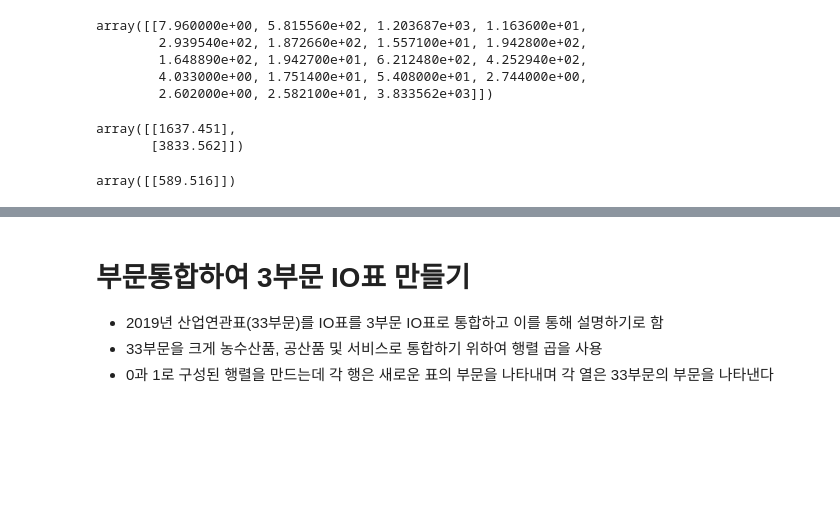
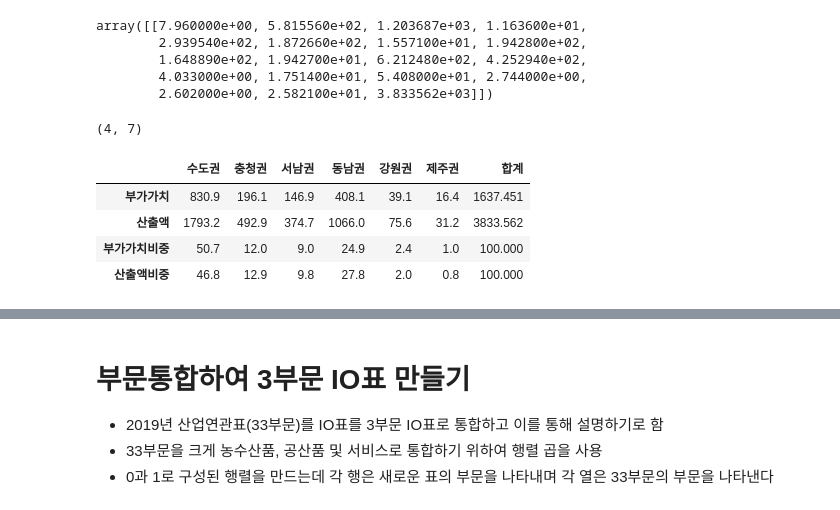
Before and after one commit to Tom-Jung/legendary-funicular, a Jupyter notebook: Regional_IO.ipynb, the cells around one changed output, grey strips where cells are left out. Cells and saved outputs as stored; diff of their text form; code cells hidden in the pictures; blank space fills up the shorter version.

```diff
--- a/Regional_IO.ipynb
+++ b/Regional_IO.ipynb
@@ -381,56 +381,30 @@ array([[7.960000e+00, 5.815560e+02, 1.203687e+03, 1.163600e+01,
         4.033000e+00, 1.751400e+01, 5.408000e+01, 2.744000e+00,
         2.602000e+00, 2.582100e+01, 3.833562e+03]])
 # %%
-# from pandas.core.indexes.base import setitem_datetimelike_compat
 # 지역기준
-sudo = np.vstack((va[:,:3].sum(),ct[:,:3].sum()))
-chung = np.vstack((va[:,3:6].sum(),ct[:,3:6].sum()))
-seo = np.vstack((va[:,6:9].sum(),ct[:,6:9].sum()))
-dong = np.vstack((va[:,9:12].sum(),ct[:,9:12].sum()))
-kang = np.vstack((va[:,12:15].sum(),ct[:,12:15].sum()))
-jeju = np.vstack((va[:,15:18].sum(),ct[:,15:18].sum()))
+sudo = np.vstack((va[:,:3].sum(),ct[:,:3].sum())).round(1)
+chung = np.vstack((va[:,3:6].sum(),ct[:,3:6].sum())).round(1)
+seo = np.vstack((va[:,6:9].sum(),ct[:,6:9].sum())).round(1)
+dong = np.vstack((va[:,9:12].sum(),ct[:,9:12].sum())).round(1)
+kang = np.vstack((va[:,12:15].sum(),ct[:,12:15].sum())).round(1)
+jeju = np.vstack((va[:,15:18].sum(),ct[:,15:18].sum())).round(1)
 
 sm_vact = np.vstack((va[:,18],ct[:,18]))
-sm_vact
-# sample_data/
+vact_all = np.hstack((sudo, chung, seo, dong, kang,jeju,sm_vact))
 
-# # # va_sm = np.hstack((sudo_ct, chung_ct, seo_ct, dong_ct, kang_ct,jeju_ct))
-# ctva_wgt = ((vact_all/sm_vact)*100).round(1)
-# ctva_wgt
-# print(sudo_ct)
-# print(chung_ct)
-# print(seo_ct)
-# print(dong_ct)
-# print(kang_ct)
-# print(jeju_ct)
-# print(sm_ct)
-# print(ct_sm)
-# print(ct_wgt)
+va_sm = np.hstack((sudo_ct, chung_ct, seo_ct, dong_ct, kang_ct,jeju_ct))
+ctva_wgt = ((vact_all/sm_vact)*100).round(1)
+str_rg = np.vstack((vact_all,ctva_wgt))
+str_rg.shape
 # %% [output]
-array([[1637.451],
-       [3833.562]])
+(4, 7)
-# %%
-
-# from pandas.core.indexes.base import setitem_datetimelike_compat
-# 지역기준
-sudo_ct =ct[:3].sum()
-chung_ct =ct[3:6].sum()
-seo_ct =ct[6:9].sum()
-dong_ct =ct[9:12].sum()
-kang_ct =ct[12:15].sum()
-jeju_ct =ct[15:18].sum()
-sm_ct = ct[18]
-# ct_sm = np.concatenate((sudo_ct, chung_ct, seo_ct, dong_ct, kang_ct,jeju_ct), axis=1)
-ct_sm = np.hstack((sudo_ct, chung_ct, seo_ct, dong_ct, kang_ct,jeju_ct))
-ct_wgt = ((ct_sm/sm_ct)*100).round(1)
-print(sudo_ct)
-print(chung_ct)
-print(seo_ct)
-print(dong_ct)
-print(kang_ct)
-print(jeju_ct)
-print(sm_ct)
-print(ct_sm)
-print(ct_wgt)
-# %% [output]
-array([[589.516]])
+# %%
+VACT_by_RG = pd.DataFrame(str_rg, columns = ['수도권', '충청권', '서남권', '동남권', '강원권','제주권', '합계'],
+                     index=['부가가치', '산출액', '부가가치비중', '산출액비중']) # 변수명 붙여서 pandas로 내보내기
+VACT_by_RG
+# %% [output]
+|  | 수도권 | 충청권 | 서남권 | 동남권 | 강원권 | 제주권 | 합계 |
+| 부가가치 | 830.9 | 196.1 | 146.9 | 408.1 | 39.1 | 16.4 | 1637.451 |
+| 산출액 | 1793.2 | 492.9 | 374.7 | 1066.0 | 75.6 | 31.2 | 3833.562 |
+| 부가가치비중 | 50.7 | 12.0 | 9.0 | 24.9 | 2.4 | 1.0 | 100.000 |
+| 산출액비중 | 46.8 | 12.9 | 9.8 | 27.8 | 2.0 | 0.8 | 100.000 |
```
Also changed, not shown: parts of 3 cells of this notebook.
